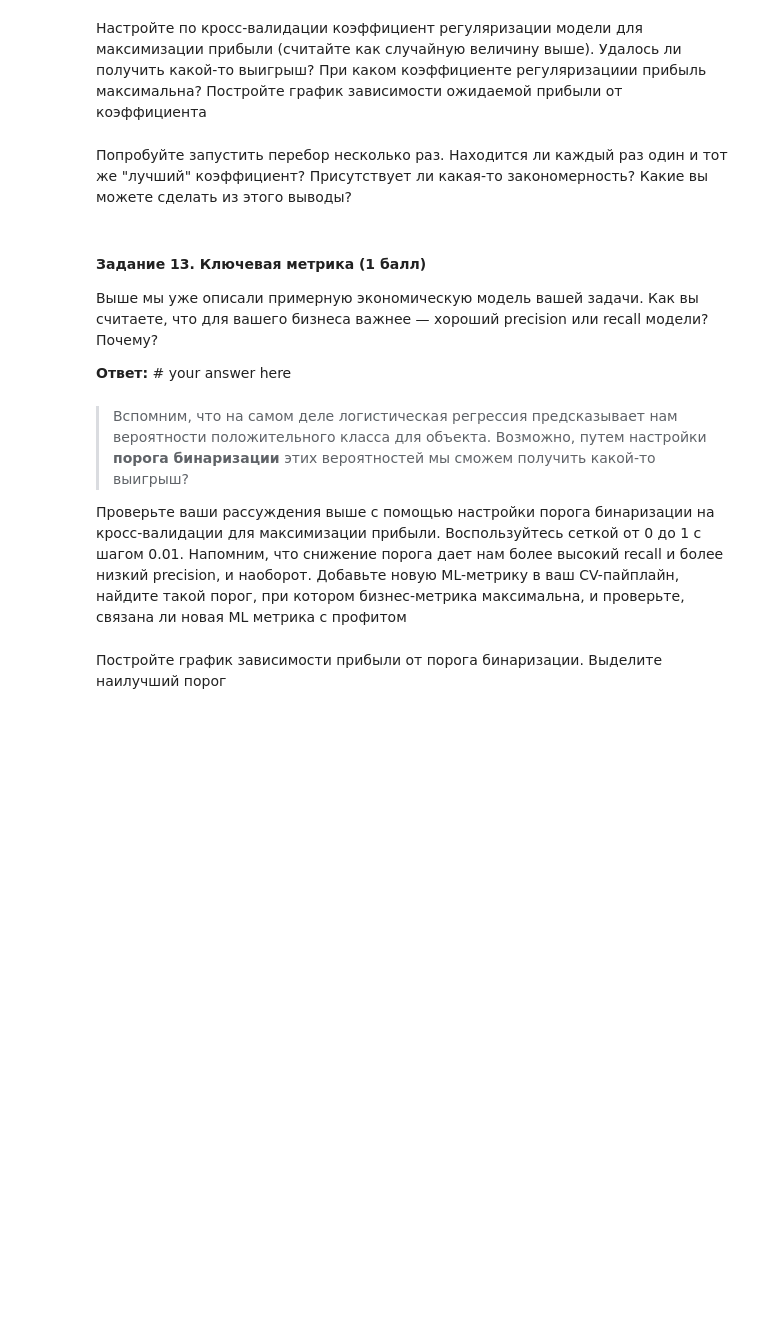
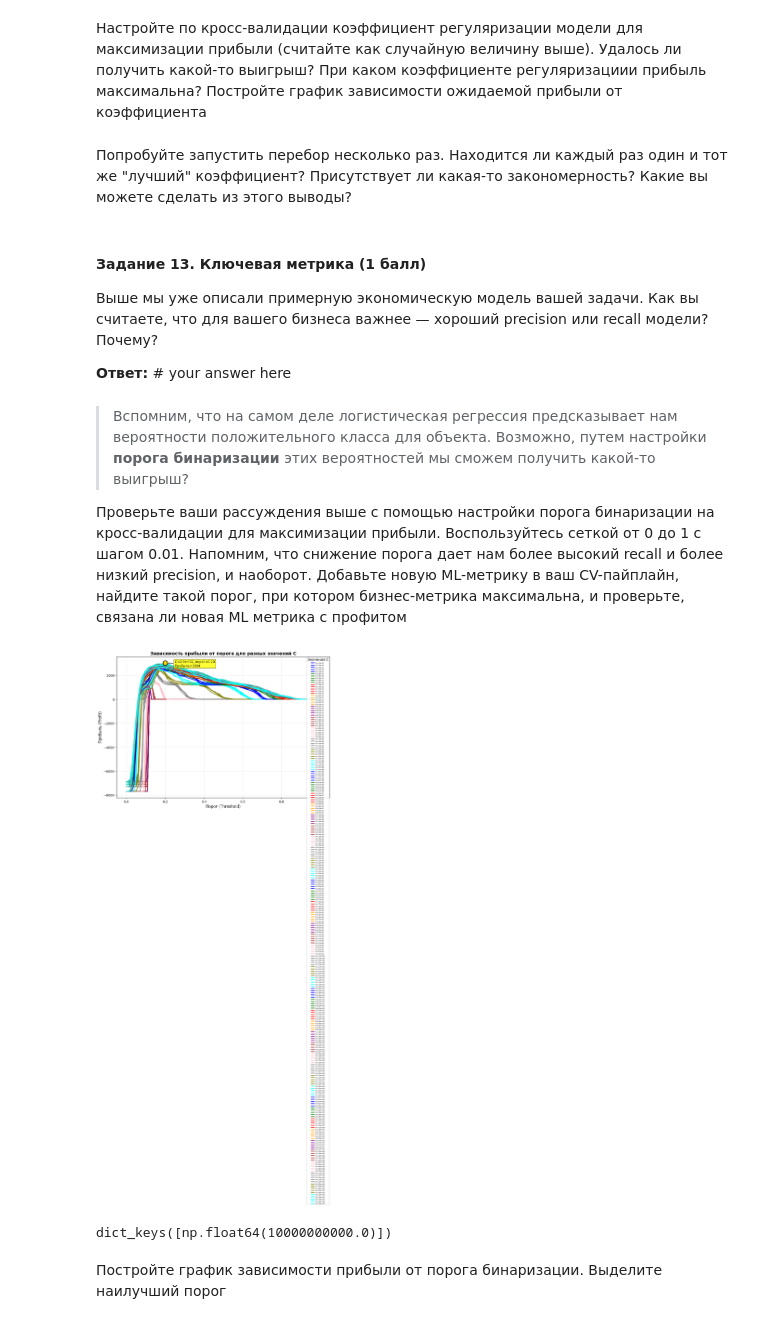
Before and after one commit to Uralbeckins/ML-Sokolov-Course, a Jupyter notebook: homework_practice_04_linclass.ipynb, the cells around one changed output. Saved outputs shown, nothing was run; the diff lists cells and outputs as text; code cells hidden in the pictures; blank space fills up the shorter version.

```diff
--- a/homework_practice_04_linclass.ipynb
+++ b/homework_practice_04_linclass.ipynb
@@ -1795,4 +1802,69 @@ def cross_validate_thresholds(X, y, model, cv=5, thresholds=None):
 # %%
-results = cross_validate_thresholds(X_final, y, LogisticRegression())
+results = cross_validate_thresholds(X_final, y, np.logspace(-12, 10, 10))
+# %%
+import matplotlib.pyplot as plt
+import numpy as np
+
+
+# Создаем график зависимости прибыли от порога для каждого C
+plt.figure(figsize=(12, 8))
+
+# Цвета для разных значений C
+colors = ['blue', 'green', 'red', 'orange', 'purple', 'brown', 'pink', 'gray', 'olive', 'cyan']
+
+# Проходим по всем значениям C
+for i, (c_value, profits) in enumerate(results['profits_by_C'].items()):
+
+    # Преобразуем profits в numpy array для удобства
+    for fold_idx, profit_list in profits.items():
+        profits_array = np.array(profit_list)
+
+        # Строим график для текущего C
+        plt.plot(results['thresholds'], profits_array,
+                label=f'C={c_value:.1e}',
+                color=colors[i % len(colors)],
+                linewidth=2)
+# Настройки графика
+plt.xlabel('Порог (Threshold)', fontsize=12)
+plt.ylabel('Прибыль (Profit)', fontsize=12)
+plt.title('Зависимость прибыли от порога для разных значений C', fontsize=14, fontweight='bold')
+plt.grid(True, alpha=0.3)
+plt.legend(title='Значения C', fontsize=5, title_fontsize=11)
+plt.tight_layout()
+
+# Добавляем аннотацию для максимальной прибыли
+max_profit = -np.inf
+best_c = None
+best_threshold = None
+
+for i, (c_value, profits) in enumerate(results['profits_by_C'].items()):
+
+    for fold_idx, profit_list in profits.items():
+        profits_array = np.array(profit_list)
+        max_idx = np.argmax(profits_array)
+        if profits_array[max_idx] > max_profit:
+            max_profit = profits_array[max_idx]
+            best_c = results['C_values'][i]
+            best_threshold = results['thresholds'][max_idx]
+
+# Отмечаем точку максимальной прибыли
+plt.scatter(best_threshold, max_profit, color='gold', s=200, zorder=5,
+           edgecolor='black', linewidth=2, label=f'Макс: {max_profit:.0f}')
+
+# Добавляем аннотацию
+plt.annotate(f'C={best_c:.1e}, порог={best_threshold:.2f}\nПрибыль={max_profit:.0f}',
+             xy=(best_threshold, max_profit),
+             xytext=(best_threshold + 0.05, max_profit - 0.1*max_profit),
+             arrowprops=dict(arrowstyle='->', color='black', lw=1.5),
+             fontsize=10, bbox=dict(boxstyle='round,pad=0.3', facecolor='yellow', alpha=0.8))
+
+# plt.legend()
+plt.show()
+# %% [output]
+[figure, added]
+# %%
+results['profits_by_C'].keys()
+# %% [output]
+dict_keys([np.float64(10000000000.0)])
 # %% [markdown]
 Постройте график зависимости прибыли от порога бинаризации. Выделите наилучший порог
```
Also changed, not shown: parts of 2 cells of this notebook.
